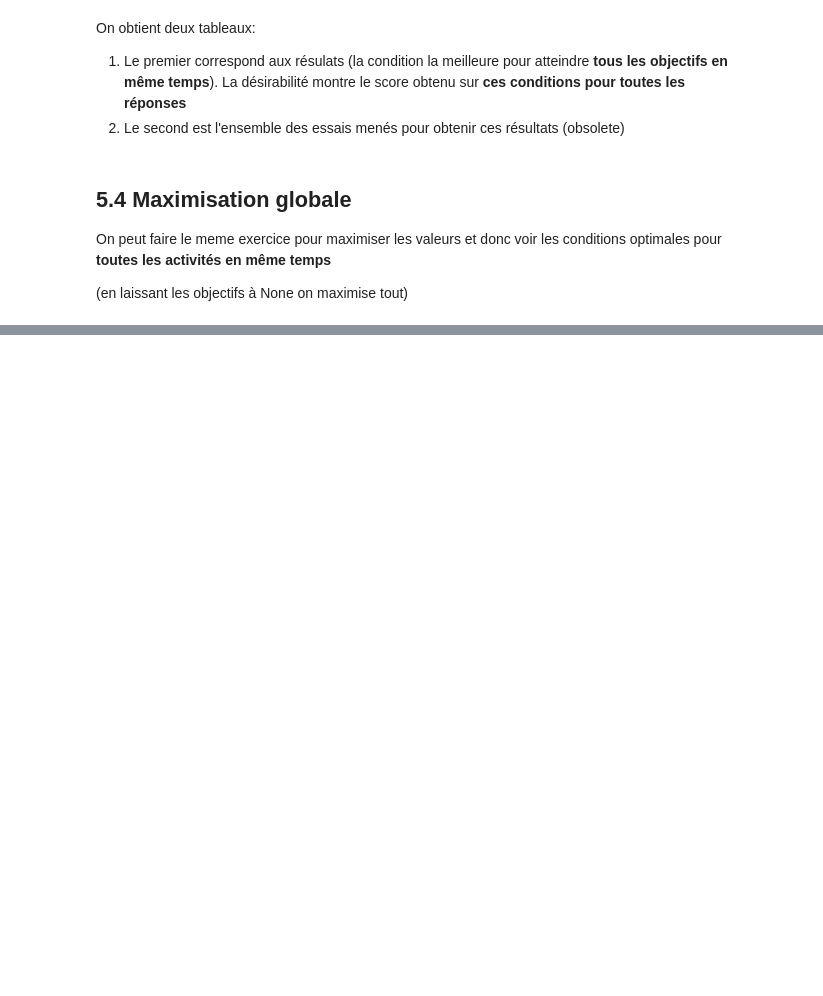
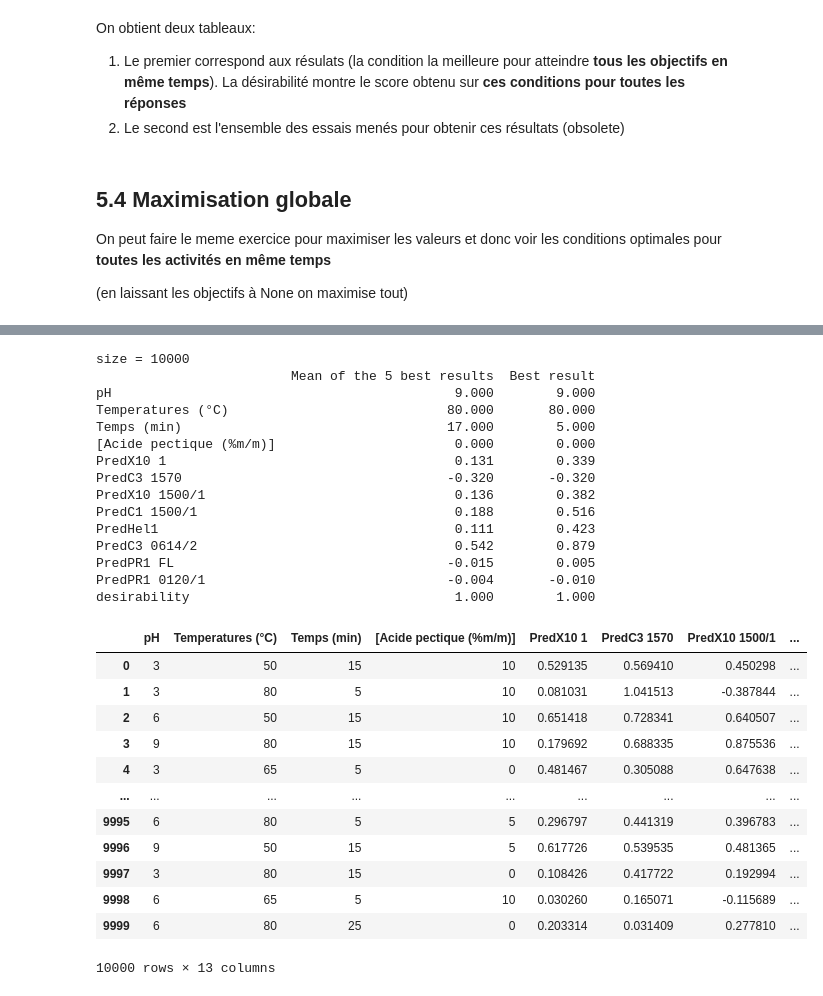
Before and after one commit to Pyonysos/lestpy, a Jupyter notebook: valentine.ipynb, the cells around one changed output, grey strips where cells are left out. Drawn from its saved outputs; the diff is of its cells as text; code cells hidden in the pictures; blank space fills up the shorter version.

```diff
--- a/valentine.ipynb
+++ b/valentine.ipynb
@@ -173,0 +392,34 @@ model.optimize(domain, maximiser)
+# %%
+minC3 = [None]*8
+minC3[1] = 'minimize'
+# %%
+model.optimize(domain, minC3)
+# %% [output]
+size = 10000
+                         Mean of the 5 best results  Best result
+pH                                            9.000        9.000
+Temperatures (°C)                            80.000       80.000
+Temps (min)                                  17.000        5.000
+[Acide pectique (%m/m)]                       0.000        0.000
+PredX10 1                                     0.131        0.339
+PredC3 1570                                  -0.320       -0.320
+PredX10 1500/1                                0.136        0.382
+PredC1 1500/1                                 0.188        0.516
+PredHel1                                      0.111        0.423
+PredC3 0614/2                                 0.542        0.879
+PredPR1 FL                                   -0.015        0.005
+PredPR1 0120/1                               -0.004       -0.010
+desirability                                  1.000        1.000
+|  | pH | Temperatures (°C) | Temps (min) | [Acide pectique (%m/m)] | PredX10 1 | PredC3 1570 | PredX10 1500/1 | ... |
+| 0 | 3 | 50 | 15 | 10 | 0.529135 | 0.569410 | 0.450298 | ... |
+| 1 | 3 | 80 | 5 | 10 | 0.081031 | 1.041513 | -0.387844 | ... |
+| 2 | 6 | 50 | 15 | 10 | 0.651418 | 0.728341 | 0.640507 | ... |
+| 3 | 9 | 80 | 15 | 10 | 0.179692 | 0.688335 | 0.875536 | ... |
+| 4 | 3 | 65 | 5 | 0 | 0.481467 | 0.305088 | 0.647638 | ... |
+| ... | ... | ... | ... | ... | ... | ... | ... | ... |
+| 9995 | 6 | 80 | 5 | 5 | 0.296797 | 0.441319 | 0.396783 | ... |
+| 9996 | 9 | 50 | 15 | 5 | 0.617726 | 0.539535 | 0.481365 | ... |
+| 9997 | 3 | 80 | 15 | 0 | 0.108426 | 0.417722 | 0.192994 | ... |
+| 9998 | 6 | 65 | 5 | 10 | 0.030260 | 0.165071 | -0.115689 | ... |
+| 9999 | 6 | 80 | 25 | 0 | 0.203314 | 0.031409 | 0.277810 | ... |
+10000 rows × 13 columns
```
Also changed, not shown: parts of 27 cells of this notebook, 8 other files.
